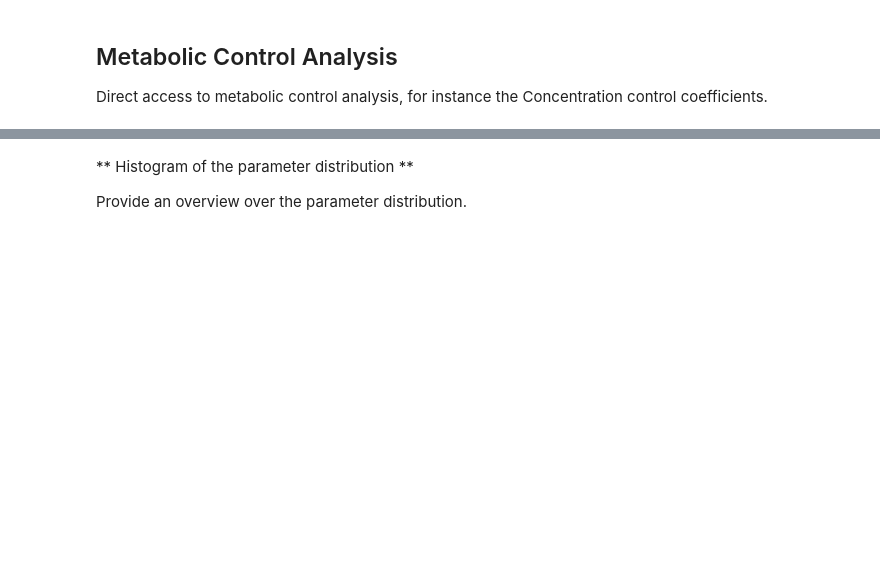
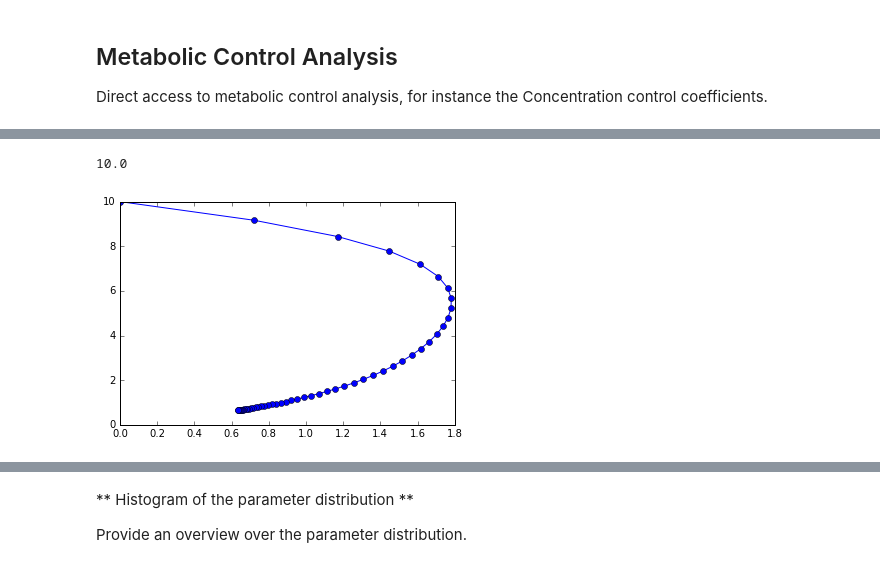
Before and after one commit to jingyayeah/multiscale-galactose, a Jupyter notebook: python/multiscalepy/multiscale/examples/notebook/demo_basic.ipynb, the cells around one changed output, grey strips where cells are left out. Saved outputs shown, nothing was run; the diff lists cells and outputs as text; code cells hidden in the pictures; blank space fills up the shorter version.

```diff
--- a/python/multiscalepy/multiscale/examples/notebook/demo_basic.ipynb
+++ b/python/multiscalepy/multiscale/examples/notebook/demo_basic.ipynb
@@ -323,3 +482,13 @@ gp.ix['Vmax_bB']
+# %%
+df_sim.describe()
+# df_sim.sort_index(axis=1, ascending=False)
+# df_sim.sort_values(by="[c__A]")
+# plt.hist(df_sim['[c__A]'])
+plt.plot(df_sim['[c__A]'], df_sim['[e__A]'], '-o')
+df_sim.loc[df_sim.shape[0]-1, 'time']
+# %% [output]
+10.0
+[figure, added]
 # %%
 # kinetic eqution of reaction b1
 rids = [reaction.getId() for reaction in model.getListOfReactions()]
```
Also changed, not shown: parts of 44 cells of this notebook, 3 other files.
